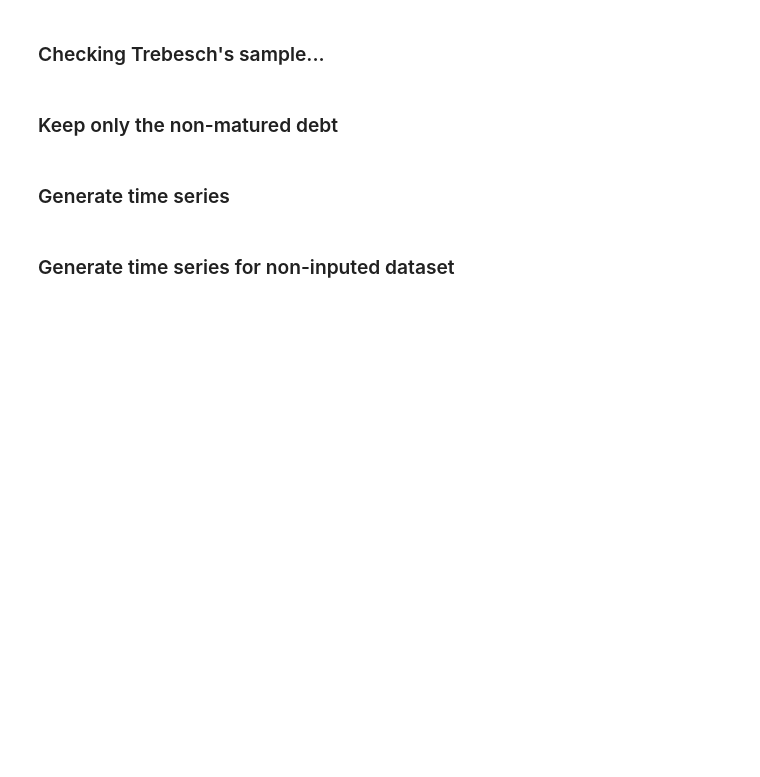
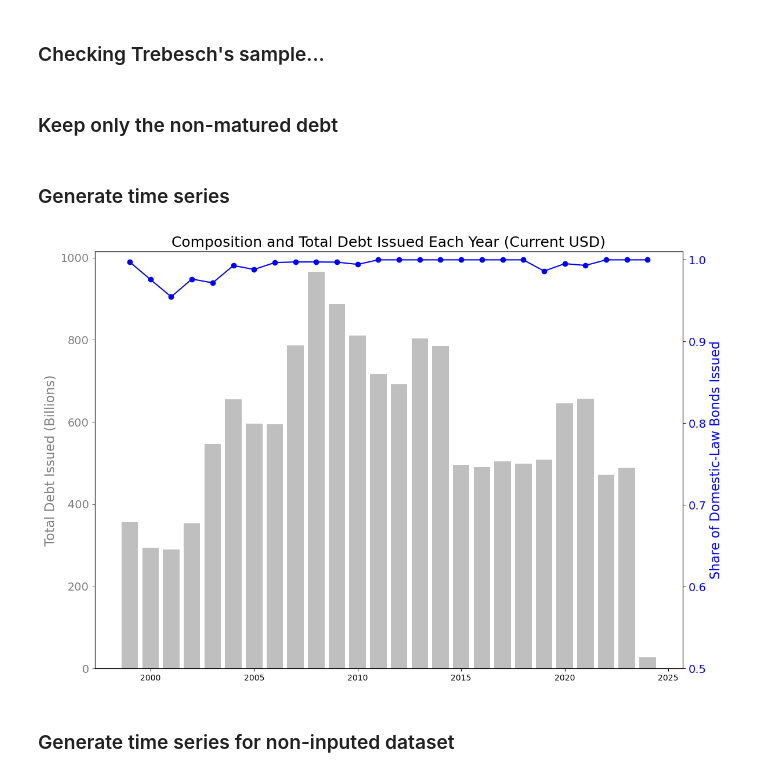
Before and after one commit to angeloahm/Expected_recovery_rates, a Jupyter notebook: Data/italy_data.ipynb, the cells around one changed output. Saved outputs shown, nothing was run; the diff lists cells and outputs as text; code cells hidden in the pictures; blank space fills up the shorter version.

Commit message:
adjusting figures for the draft

```diff
--- a/Data/italy_data.ipynb
+++ b/Data/italy_data.ipynb
@@ -147,6 +172,10 @@ df_inputed.loc[condition, 'Gov Law'] = 'IT'
 df_inputed['Domestic'] = (df_inputed['Gov Law']=='IT')
 # %% [markdown]
 ### Check for the avg. maturities (inputs for the calibration)
+# %%
+# Create the column 'Months to Maturity' defined as the difference between the 'Issue Date' and 'Maturity' using the relativedelta function:
+df_inputed['Months to Maturity'] = df_inputed.apply(lambda row: relativedelta(row['Maturity'], row['Issue Date']).years*12 +
+                                                     relativedelta(row['Maturity'], row['Issue Date']).months, axis=1)
 # %%
 # Simple avg. maturities
 print(f'Avg. Maturity for DOMESTIC LAW bonds (in months) is:',  df_inputed[df_inputed['Domestic']==1]['Months to Maturity'].mean(), 'months')
@@ -287,31 +316,33 @@ total_debt_issued = df_TS.groupby('Year')['Amt Issued'].sum()
 # %%
 # Create a figure with dual y-axes
 fig, ax1 = plt.subplots(figsize=(12, 8))
 
 # Plotting the total amount of debt issued on the right y-axis
 ax1.bar(sorted(df_TS['Year'].unique()), total_debt_issued.values/1e9, color='gray', alpha=0.5, label='Total Debt Issued')
 ax1.set_ylabel('Total Debt Issued (Billions)', color='gray', fontsize=16)  # Adjust the fontsize as needed
 ax1.tick_params('y', colors='gray', labelsize=14)  # Adjust the fontsize as needed for tick labels
 
 # Create a second y-axis on the right for the bar plot
 ax2 = ax1.twinx()
-ax2.set_ylim(0, 1.2)  # Adjust the range as needed
+ax2.set_ylim(0.5, 1.01)  # Adjust the range as needed
 
 # Plotting the composition on the left y-axis
 ax2.plot(sorted(df_TS['Year'].unique()), grouped_data.values, marker='o', linestyle='-', color='b', label='Composition')
 ax2.set_xlabel('Year', fontsize=16)  # Adjust the fontsize as needed
 ax2.set_ylabel('Share of Domestic-Law Bonds Issued', color='b', fontsize=16)  # Adjust the fontsize as needed
 ax2.tick_params('y', colors='b', labelsize=14)  # Adjust the fontsize as needed for tick labels
 # Increase the fontsize for x-axis tick labels
 #ax2.tick_params('x', labelsize=14)
 
 # Title and legend
 plt.title('Composition and Total Debt Issued Each Year (Current USD)', fontsize=18)  # Adjust the fontsize as needed
 fig.tight_layout()
 
 # Show the plot
 plt.savefig('ts_bar_plot.png')
 plt.show()
+# %% [output]
+[figure, added]
 # %% [markdown]
 ### Generate time series for non-inputed dataset
 # %%
```
Also changed, not shown: parts of 8 cells of this notebook, 8 other files.
